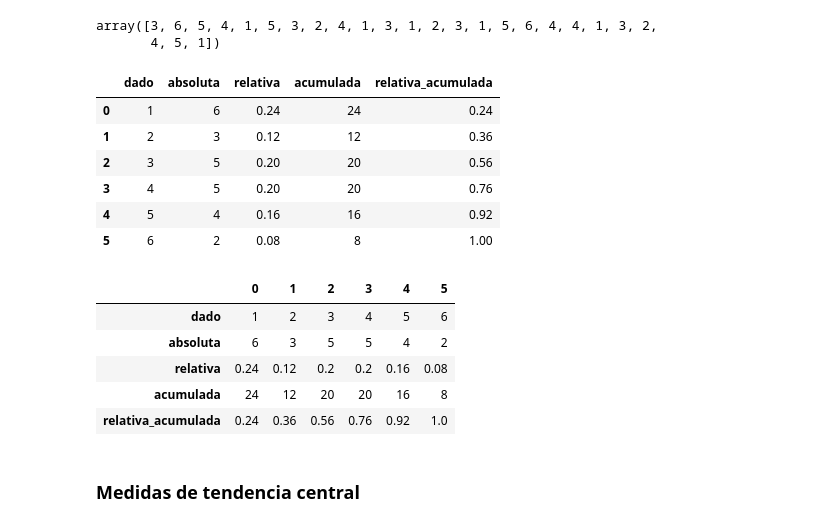
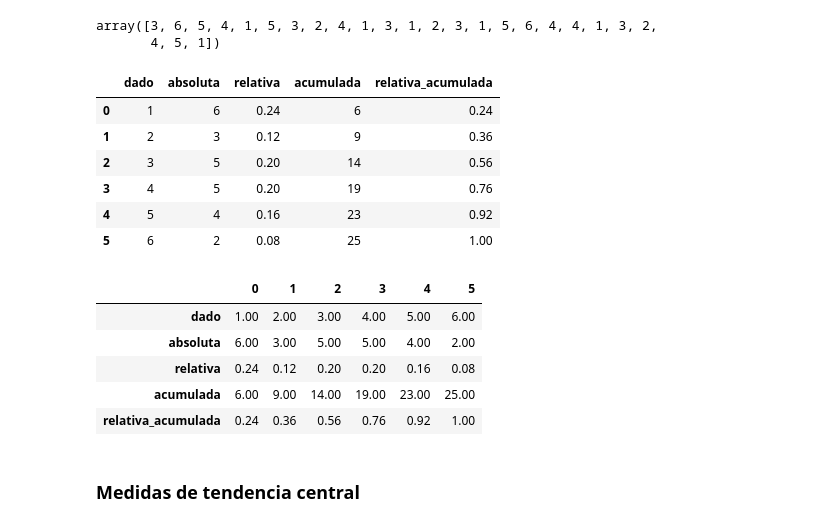
Before and after one commit to sebastian9610/Frogames, a Jupyter notebook: Estadistica-Descriptiva-RStudio-y-Python/EstDescriptiva-Datos-Cuantitavos/Apuntes-Cuantitativos.ipynb, the cells around one changed output. Saved outputs shown, nothing was run; the diff lists cells and outputs as text; code cells hidden in the pictures.

```diff
--- a/Estadistica-Descriptiva-RStudio-y-Python/EstDescriptiva-Datos-Cuantitavos/Apuntes-Cuantitativos.ipynb
+++ b/Estadistica-Descriptiva-RStudio-y-Python/EstDescriptiva-Datos-Cuantitavos/Apuntes-Cuantitativos.ipynb
@@ -70,28 +70,28 @@ array([3, 6, 5, 4, 1, 5, 3, 2, 4, 1, 3, 1, 2, 3, 1, 5, 6, 4, 4, 1, 3, 2,
 # %%
 df_dados = pd.DataFrame(np.unique(dados, return_counts=True)).T
 df_dados.rename(columns={0:'dado', 1:'absoluta'}, inplace=True)
 df_dados.sort_values('dado', ascending=True, inplace=True)
 df_dados['relativa'] = df_dados['absoluta'] / df_dados['absoluta'].sum()
-df_dados['acumulada'] = (df_dados['relativa'] * 100).astype('Int64')
+df_dados['acumulada'] = df_dados['absoluta'].cumsum()
 df_dados['relativa_acumulada'] = df_dados['relativa'].cumsum()
 df_dados
 # %% [output]
 |  | dado | absoluta | relativa | acumulada | relativa_acumulada |
-| 0 | 1 | 6 | 0.24 | 24 | 0.24 |
-| 1 | 2 | 3 | 0.12 | 12 | 0.36 |
-| 2 | 3 | 5 | 0.20 | 20 | 0.56 |
-| 3 | 4 | 5 | 0.20 | 20 | 0.76 |
-| 4 | 5 | 4 | 0.16 | 16 | 0.92 |
-| 5 | 6 | 2 | 0.08 | 8 | 1.00 |
+| 0 | 1 | 6 | 0.24 | 6 | 0.24 |
+| 1 | 2 | 3 | 0.12 | 9 | 0.36 |
+| 2 | 3 | 5 | 0.20 | 14 | 0.56 |
+| 3 | 4 | 5 | 0.20 | 19 | 0.76 |
+| 4 | 5 | 4 | 0.16 | 23 | 0.92 |
+| 5 | 6 | 2 | 0.08 | 25 | 1.00 |
 # %%
 df_dados.T
 # %% [output]
 |  | 0 | 1 | 2 | 3 | 4 | 5 |
-| dado | 1 | 2 | 3 | 4 | 5 | 6 |
-| absoluta | 6 | 3 | 5 | 5 | 4 | 2 |
-| relativa | 0.24 | 0.12 | 0.2 | 0.2 | 0.16 | 0.08 |
-| acumulada | 24 | 12 | 20 | 20 | 16 | 8 |
-| relativa_acumulada | 0.24 | 0.36 | 0.56 | 0.76 | 0.92 | 1.0 |
+| dado | 1.00 | 2.00 | 3.00 | 4.00 | 5.00 | 6.00 |
+| absoluta | 6.00 | 3.00 | 5.00 | 5.00 | 4.00 | 2.00 |
+| relativa | 0.24 | 0.12 | 0.20 | 0.20 | 0.16 | 0.08 |
+| acumulada | 6.00 | 9.00 | 14.00 | 19.00 | 23.00 | 25.00 |
+| relativa_acumulada | 0.24 | 0.36 | 0.56 | 0.76 | 0.92 | 1.00 |
 # %% [markdown]
 ### Medidas de tendencia central
 # %% [markdown]
```
Also changed, not shown: parts of 26 cells of this notebook.
